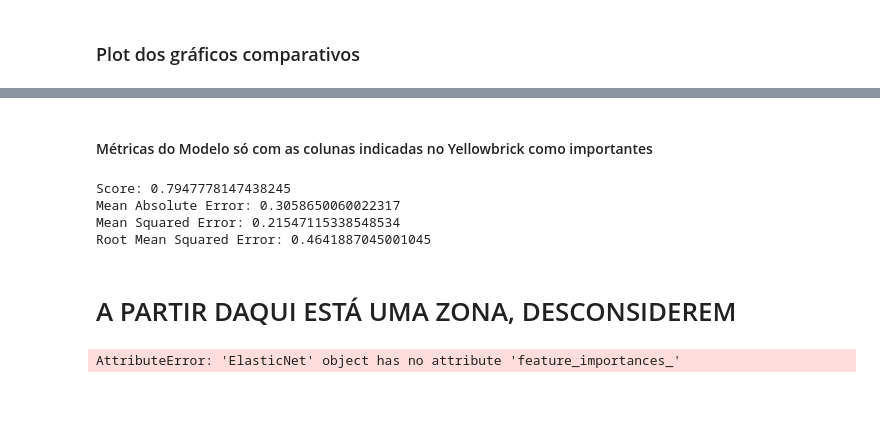
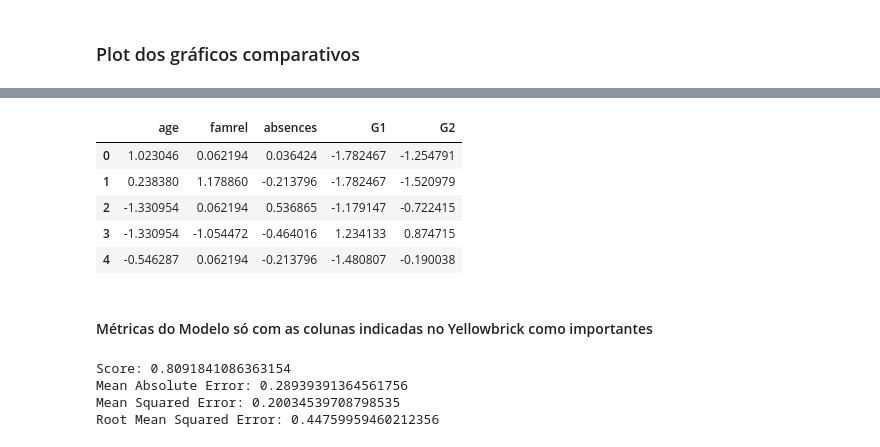
Before and after one commit to analiciabraga/desafioML, a Jupyter notebook: DesafioML-NotaFinal.ipynb, the cells around one changed output, grey strips where cells are left out. Saved outputs shown, nothing was run; the diff lists cells and outputs as text; code cells hidden in the pictures; blank space fills up the shorter version.

```diff
--- a/DesafioML-NotaFinal.ipynb
+++ b/DesafioML-NotaFinal.ipynb
@@ -266,16 +381,23 @@ plt.tight_layout();
+# %%
+df_notas3.head()
+# %% [output]
+|  | age | famrel | absences | G1 | G2 |
+| 0 | 1.023046 | 0.062194 | 0.036424 | -1.782467 | -1.254791 |
+| 1 | 0.238380 | 1.178860 | -0.213796 | -1.782467 | -1.520979 |
+| 2 | -1.330954 | 0.062194 | 0.536865 | -1.179147 | -0.722415 |
+| 3 | -1.330954 | -1.054472 | -0.464016 | 1.234133 | 0.874715 |
+| 4 | -0.546287 | 0.062194 | -0.213796 | -1.480807 | -0.190038 |
 # %% [markdown]
 #### Métricas do Modelo só com as colunas indicadas no Yellowbrick como importantes
 # %%
 #avaliação da qualidade do modelo
-score = notas_final.score(X_test, y_test)
+score = notas_parcial.score(X_test, y_test)
 print('Score:', score)
 print('Mean Absolute Error:', metrics.mean_absolute_error(y_test, y_pred)) #próx de 0, melhor
 print('Mean Squared Error:', metrics.mean_squared_error(y_test, y_pred))
 print('Root Mean Squared Error:', np.sqrt(metrics.mean_squared_error(y_test, y_pred))) #medida de dispersão
 # %% [output]
-Score: 0.7947778147438245
-Mean Absolute Error: 0.3058650060022317
-Mean Squared Error: 0.21547115338548534
-Root Mean Squared Error: 0.4641887045001045
+Score: 0.8091841086363154
+Mean Absolute Error: 0.28939391364561756
+Mean Squared Error: 0.20034539708798535
+Root Mean Squared Error: 0.44759959460212356
-# %% [markdown]
-# A PARTIR DAQUI ESTÁ UMA ZONA, DESCONSIDEREM
@@ -289,11 +403,0 @@ print('Root Mean Squared Error:', np.sqrt(metrics.mean_squared_error(y_test, y_p
-# %%
-features_n = X.columns
-regr_2 = ElasticNet(alpha=0.0001,l1_ratio=0.1)
-regr_2.fit(X, y)
-EN_teste = regr_2.feature_importances_
-# plot feature importance
-plt.bar([x for x in range(len(EN_teste))], EN_teste)
-plt.xticks([x for x in range(len(EN_teste))], features_n, rotation='vertical')
-plt.show()
-# %% [output]
-AttributeError: 'ElasticNet' object has no attribute 'feature_importances_'
```
Also changed, not shown: parts of 20 cells of this notebook.
